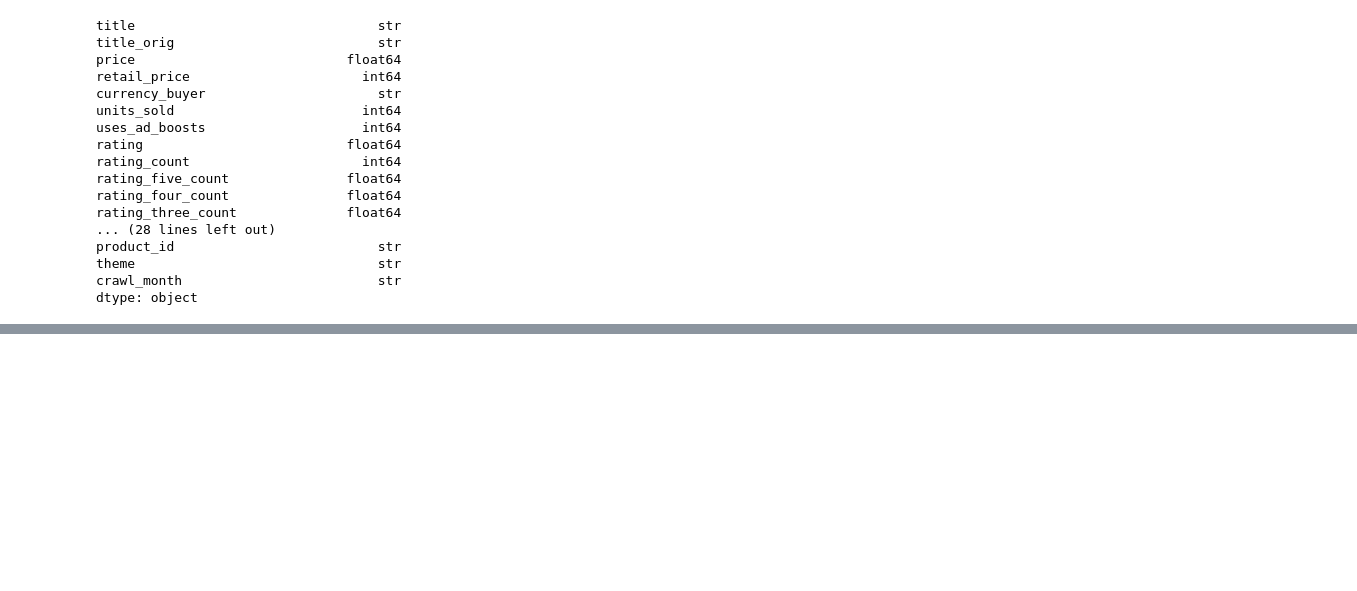
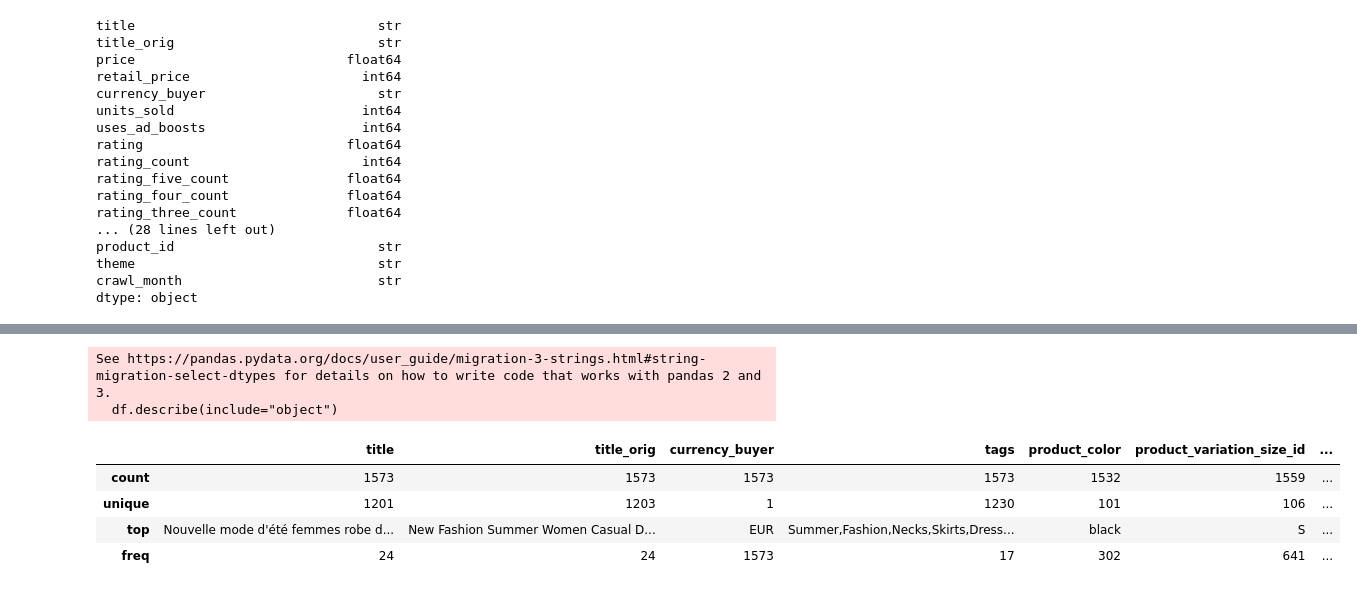
Before and after one commit to kaizen-jay/Retail-Sales-Analytics, a Jupyter notebook: notebooks/summer_product_analysis.ipynb, the cells around one changed output, grey strips where cells are left out. Cells and saved outputs as stored; diff of their text form; code cells hidden in the pictures; blank space fills up the shorter version.

```diff
--- a/notebooks/summer_product_analysis.ipynb
+++ b/notebooks/summer_product_analysis.ipynb
@@ -104,0 +143,12 @@ dtype: object
+# %%
+#Categorical overview
+df.describe(include="object")
+#This gives us information about text/categorical columns.
+# %% [output]
+See https://pandas.pydata.org/docs/user_guide/migration-3-strings.html#string-migration-select-dtypes for details on how to write code that works with pandas 2 and 3.
+  df.describe(include="object")
+|  | title | title_orig | currency_buyer | tags | product_color | product_variation_size_id | ... |
+| count | 1573 | 1573 | 1573 | 1573 | 1532 | 1559 | ... |
+| unique | 1201 | 1203 | 1 | 1230 | 101 | 106 | ... |
+| top | Nouvelle mode d'été femmes robe d... | New Fashion Summer Women Casual D... | EUR | Summer,Fashion,Necks,Skirts,Dress... | black | S | ... |
+| freq | 24 | 24 | 1573 | 17 | 302 | 641 | ... |
```
Also changed, not shown: parts of 5 cells of this notebook.
